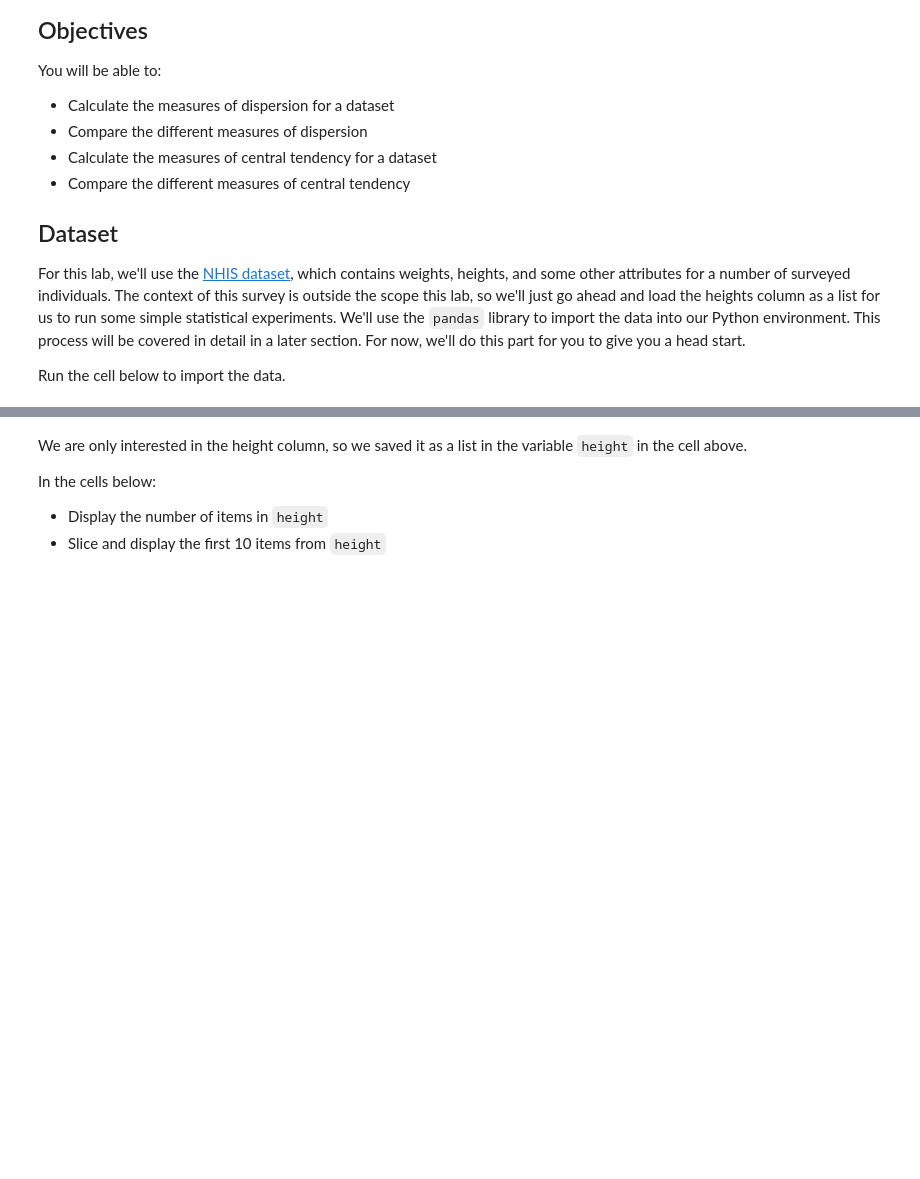
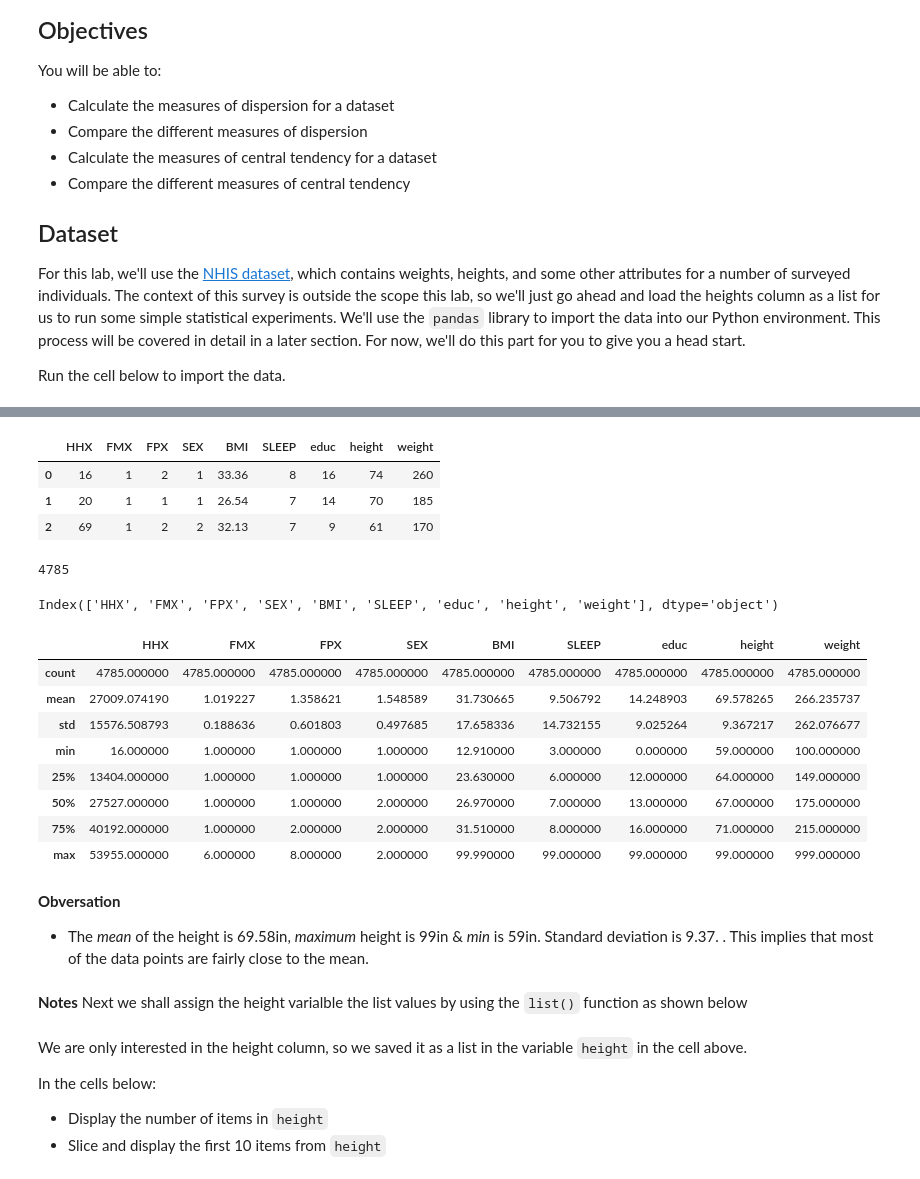
Before and after one commit to marxmayama/dsc-implementing-statistics-with-functions-lab, a Jupyter notebook: index.ipynb, the cells around one changed output, grey strips where cells are left out. Drawn from its saved outputs; the diff is of its cells as text; code cells hidden in the pictures; blank space fills up the shorter version.

````diff
--- a/index.ipynb
+++ b/index.ipynb
@@ -20,0 +30,39 @@ Run the cell below to import the data.
+# %%
+import pandas as pd
+df = pd.read_csv('nhis.csv') #if it was an excel file we would load it as pd.read_excel(nhis.xlsx)
+# review first five rows df.head() automatically reviews - the number in the bracket determines how many rows you can review
+# data frame (df is basically a table)
+df.head(3)
+# %% [output]
+|  | HHX | FMX | FPX | SEX | BMI | SLEEP | educ | height | weight |
+| 0 | 16 | 1 | 2 | 1 | 33.36 | 8 | 16 | 74 | 260 |
+| 1 | 20 | 1 | 1 | 1 | 26.54 | 7 | 14 | 70 | 185 |
+| 2 | 69 | 1 | 2 | 2 | 32.13 | 7 | 9 | 61 | 170 |
+# %%
+len(df)
+# %% [output]
+4785
+# %%
+# Previewing the columns in our dataset
+df.columns
+# %% [output]
+Index(['HHX', 'FMX', 'FPX', 'SEX', 'BMI', 'SLEEP', 'educ', 'height', 'weight'], dtype='object')
+# %%
+# How to get summary statistics of every numerical column
+df.describe()
+# %% [output]
+|  | HHX | FMX | FPX | SEX | BMI | SLEEP | educ | height | weight |
+| count | 4785.000000 | 4785.000000 | 4785.000000 | 4785.000000 | 4785.000000 | 4785.000000 | 4785.000000 | 4785.000000 | 4785.000000 |
+| mean | 27009.074190 | 1.019227 | 1.358621 | 1.548589 | 31.730665 | 9.506792 | 14.248903 | 69.578265 | 266.235737 |
+| std | 15576.508793 | 0.188636 | 0.601803 | 0.497685 | 17.658336 | 14.732155 | 9.025264 | 9.367217 | 262.076677 |
+| min | 16.000000 | 1.000000 | 1.000000 | 1.000000 | 12.910000 | 3.000000 | 0.000000 | 59.000000 | 100.000000 |
+| 25% | 13404.000000 | 1.000000 | 1.000000 | 1.000000 | 23.630000 | 6.000000 | 12.000000 | 64.000000 | 149.000000 |
+| 50% | 27527.000000 | 1.000000 | 1.000000 | 2.000000 | 26.970000 | 7.000000 | 13.000000 | 67.000000 | 175.000000 |
+| 75% | 40192.000000 | 1.000000 | 2.000000 | 2.000000 | 31.510000 | 8.000000 | 16.000000 | 71.000000 | 215.000000 |
+| max | 53955.000000 | 6.000000 | 8.000000 | 2.000000 | 99.990000 | 99.000000 | 99.000000 | 99.000000 | 999.000000 |
+# %% [markdown]
+**Obversation**
+* The *mean* of the height is 69.58in, *maximum* height is 99in & *min* is 59in. Standard deviation is 9.37. . This implies that most of the data points are fairly close to the mean.
+# %% [markdown]
+**Notes**
+Next we shall assign the height varialble the list values by using the ```list()``` function as shown below
````
Also changed, not shown: parts of 10 cells of this notebook.
